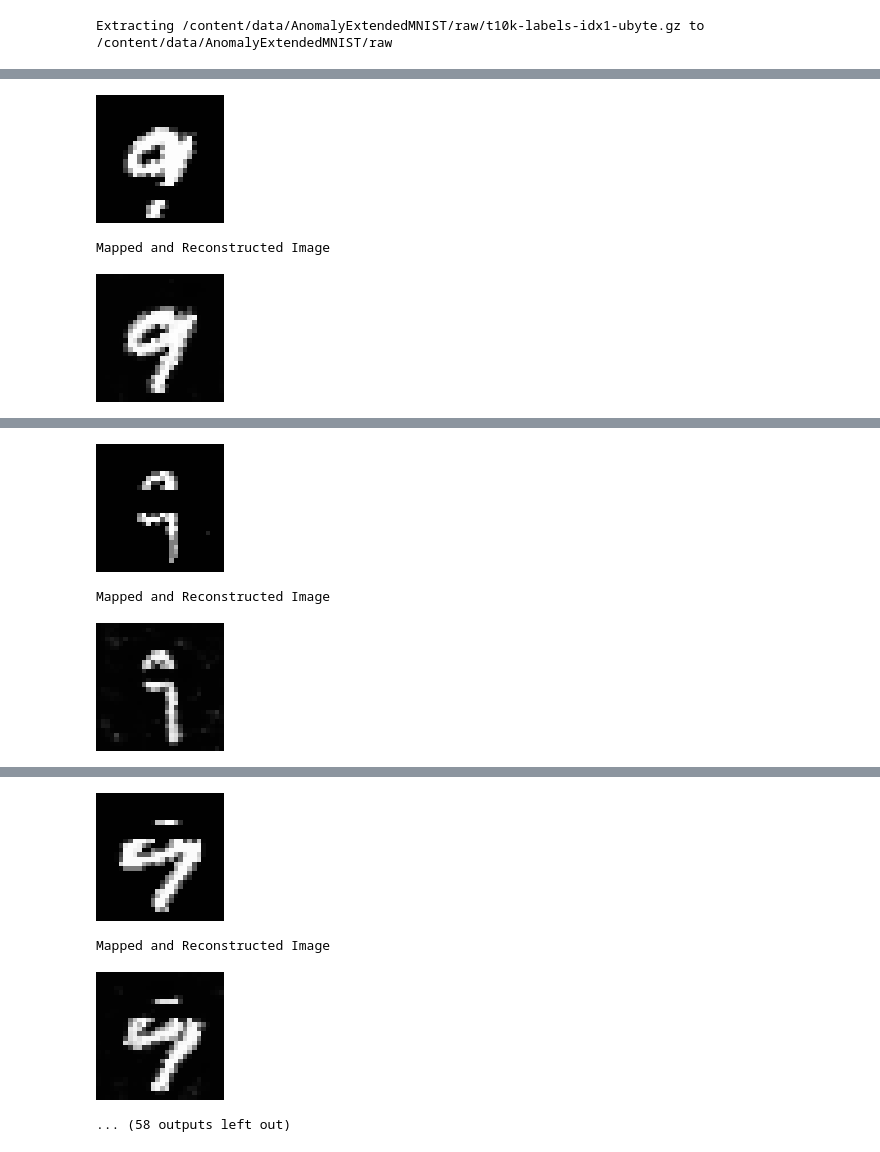
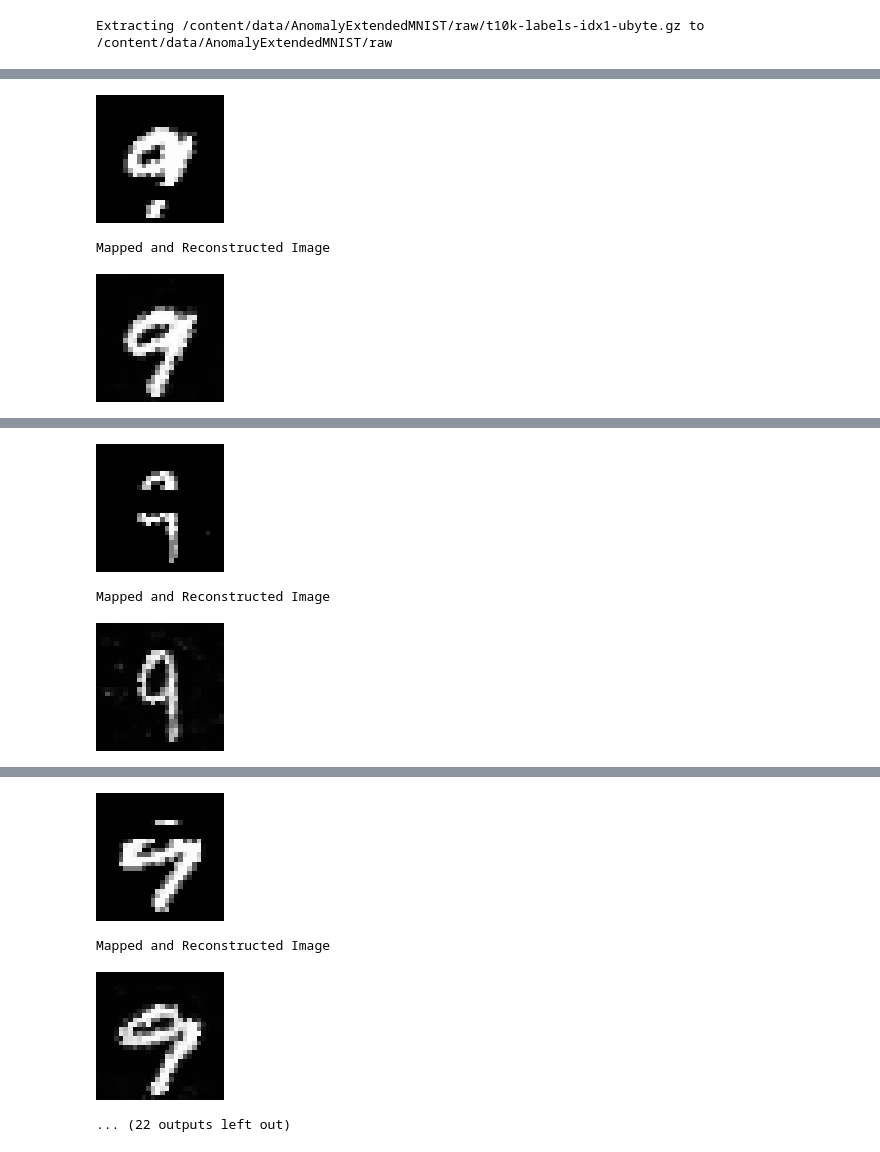
Before and after one commit to yashar-ne/AD-with-GANs, a Jupyter notebook: src/ml/notebooks/latent_space_mapping.ipynb, the cells around one changed output, grey strips where cells are left out. Cells and saved outputs as stored; diff of their text form; code cells hidden in the pictures.

```diff
--- a/src/ml/notebooks/latent_space_mapping.ipynb
+++ b/src/ml/notebooks/latent_space_mapping.ipynb
@@ -85,9 +85,9 @@ class LatentSpaceMapper:
         self.discriminator.to(device)
         self.device = device
 
-    def map_image_to_point_in_latent_space(self, image: torch.Tensor, size_z=100, max_opt_iterations=50000, opt_threshold=140.0, plateu_threshold=3.0, plateu_check_every_n_iter=4000, learning_rate=0.4):
+    def map_image_to_point_in_latent_space(self, image: torch.Tensor, batch_size=256, size_z=100, max_opt_iterations=50000, opt_threshold=140.0, plateu_threshold=3.0, plateu_check_every_n_iter=4000, learning_rate=0.4):
         image.to(self.device)
-        z = torch.randn(1, size_z, 1, 1, device=self.device, requires_grad=True)
+        z = torch.randn(batch_size, size_z, 1, 1, device=self.device, requires_grad=True)
         z_optimizer = torch.optim.Adam([z], lr=learning_rate)
         losses = []
         final_loss = 0
@@ -102,7 +102,7 @@ class LatentSpaceMapper:
             if i == 1:
               latest_checkpoint_loss = loss.data.item()
 
-            if loss.data.item() < opt_threshold:
+            if loss.data.item() < opt_threshold*batch_size:
                 print(f"Iteration: {i} -- Reached Defined Optimum -- Final Loss: {loss.data.item()}")
                 break
 
@@ -330,11 +330,12 @@ for img in ano_mnist_dataset:
 
     if (img[1]["anomaly"] == True and only_map_anomalies) or not only_map_anomalies:
         mapped_z, reconstruction_loss = lsm.map_image_to_point_in_latent_space(img[0],
+                                                                               batch_size=256,
                                                                                max_opt_iterations=50000,
                                                                                opt_threshold=140.0,
-                                                                               plateu_threshold=1.5,
-                                                                               plateu_check_every_n_iter=4000,
-                                                                               learning_rate=0.4)
+                                                                               plateu_threshold=500,
+                                                                               plateu_check_every_n_iter=5000,
+                                                                               learning_rate=0.2)
         mapped_images.append(mapped_z)
         with open(csv_path, 'a', newline='') as file:
             writer = csv.writer(file)
@@ -367,5 +368,5 @@ Reached Plateu at Iteration 28000 -- Loss: 182.337158203125
 Original Image
 [figure]
 Mapped and Reconstructed Image
-[figure, old version]
+[figure, new version]
 -----------------------
@@ -375,5 +376,5 @@ Reached Plateu at Iteration 12000 -- Loss: 190.33743286132812
 Original Image
 [figure]
 Mapped and Reconstructed Image
-[figure, old version]
+[figure, new version]
 -----------------------
@@ -382,5 +385,5 @@ Iteration: 6139 -- Reached Defined Optimum -- Final Loss: 139.9999542236328
 Original Image
 [figure]
 Mapped and Reconstructed Image
-[figure, old version]
+[figure, new version]
-... (58 outputs left out)
+... (22 outputs left out)
```
Also changed, not shown: parts of 1 cell of this notebook.
